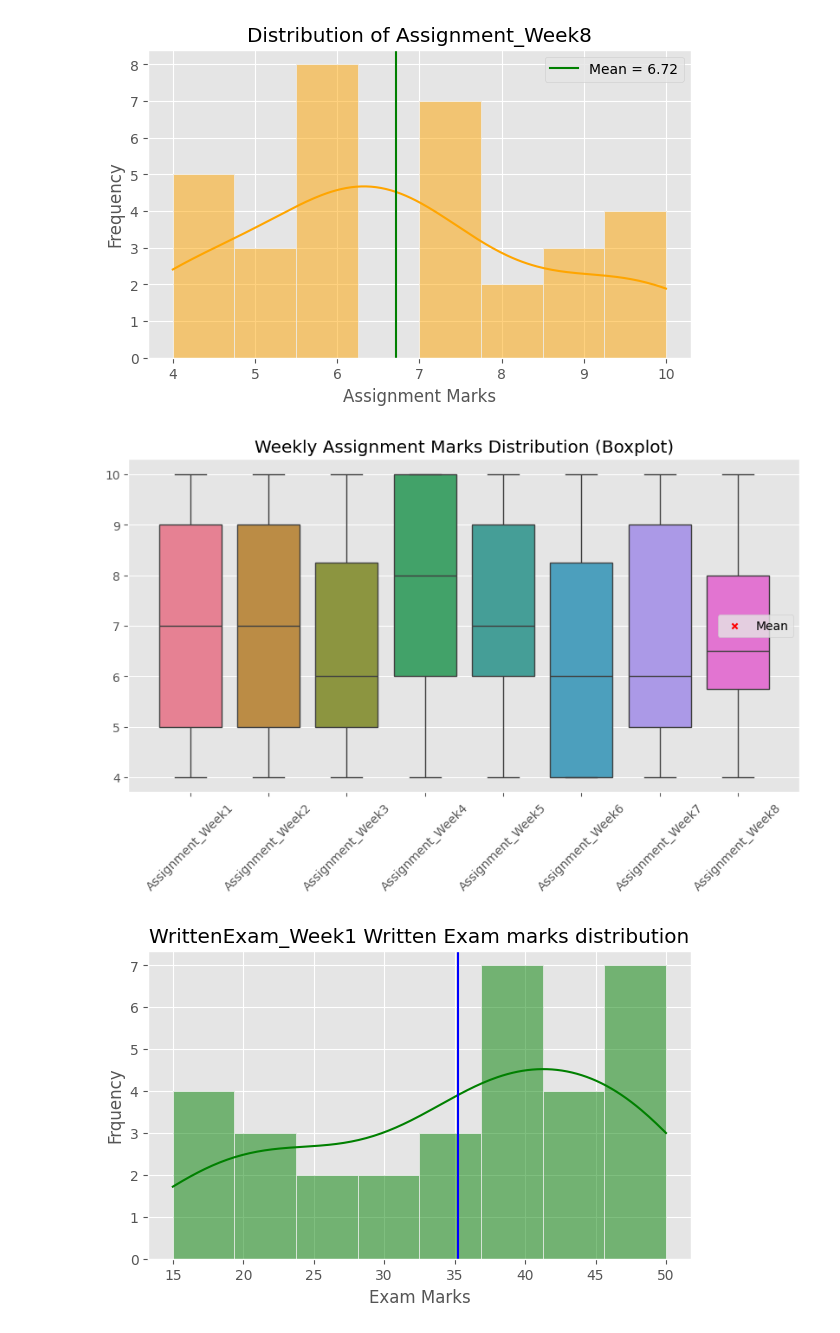
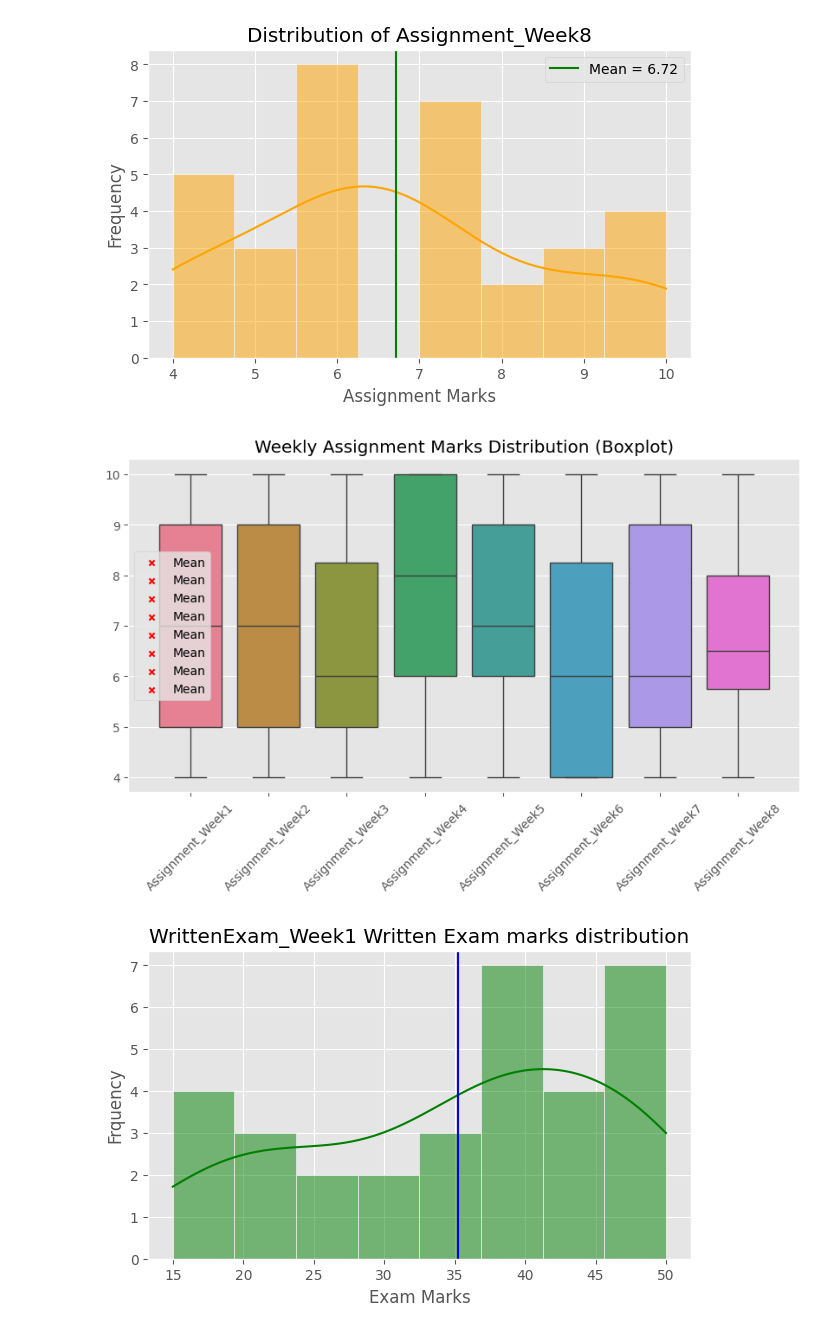
Before and after one commit to MrQuestionbank/Python-Course-Work, a Jupyter notebook: Projects/Data_Analytics_Projects/Students_Analysis.ipynb, the cells around one changed output. Cells and saved outputs as stored; diff of their text form; code cells hidden in the pictures.

```diff
--- a/Projects/Data_Analytics_Projects/Students_Analysis.ipynb
+++ b/Projects/Data_Analytics_Projects/Students_Analysis.ipynb
@@ -320,17 +320,17 @@ for col in Assignment_Columns:
 # %%
 # Boxplots showing Assignment marks over the weeks.
 plt.figure(figsize=(10,5))
 sns.boxplot(data=df[Assignment_Columns])
 for i,col in enumerate(Assignment_Columns):
     mean_val = df[col].mean()
-    plt.scatter(i, mean_val, color='red', marker='x', s=20, label="Mean" if i ==0 else None)
+    plt.scatter(i, mean_val, color='red', marker='x', s=20, label="Mean")
 plt.title("Weekly Assignment Marks Distribution (Boxplot)")
 plt.xticks(rotation = 45)
 plt.legend()
 plt.show()
 # Needs work - the `mean` legend needs to be shown on each boxplot.
 # %% [output]
-[figure, old version]
+[figure, new version]
 # %%
 # weekly Distribution of exam marks
 for col in Writtenexam_Columns:
```
Also changed, not shown: parts of 17 cells of this notebook.
